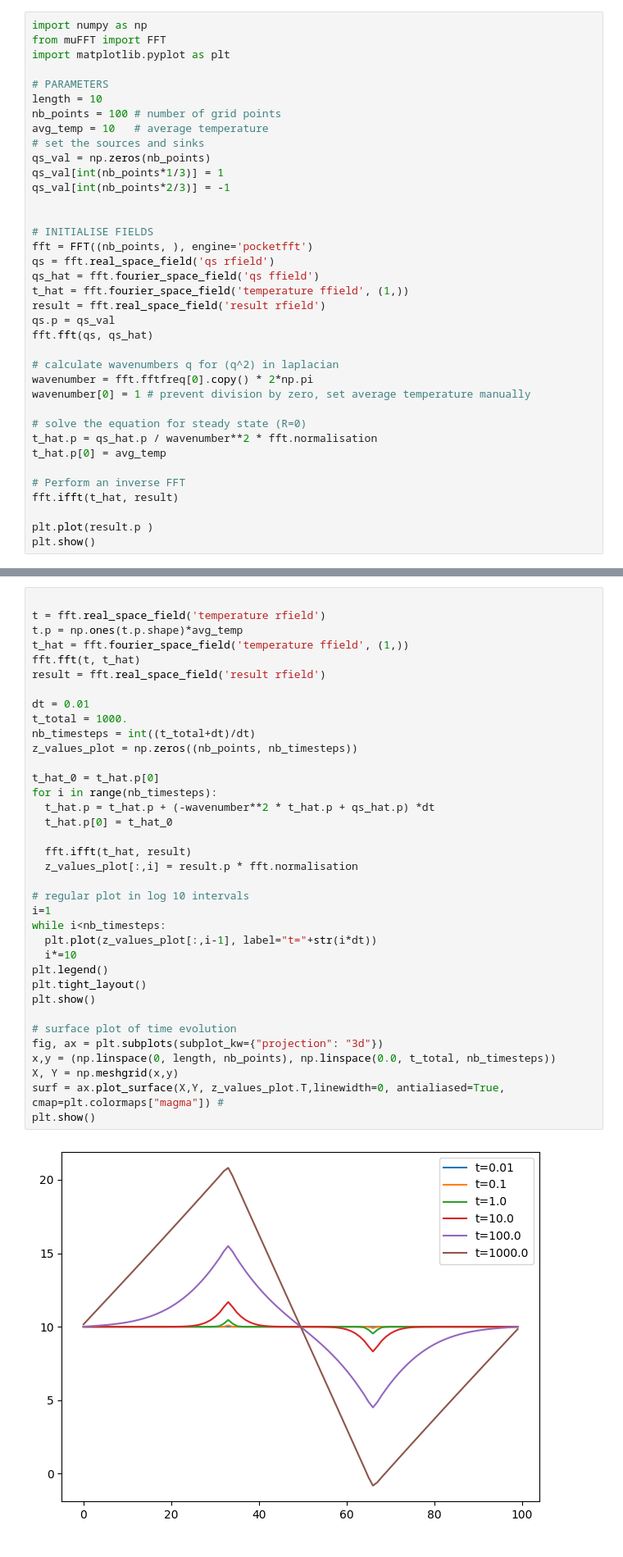
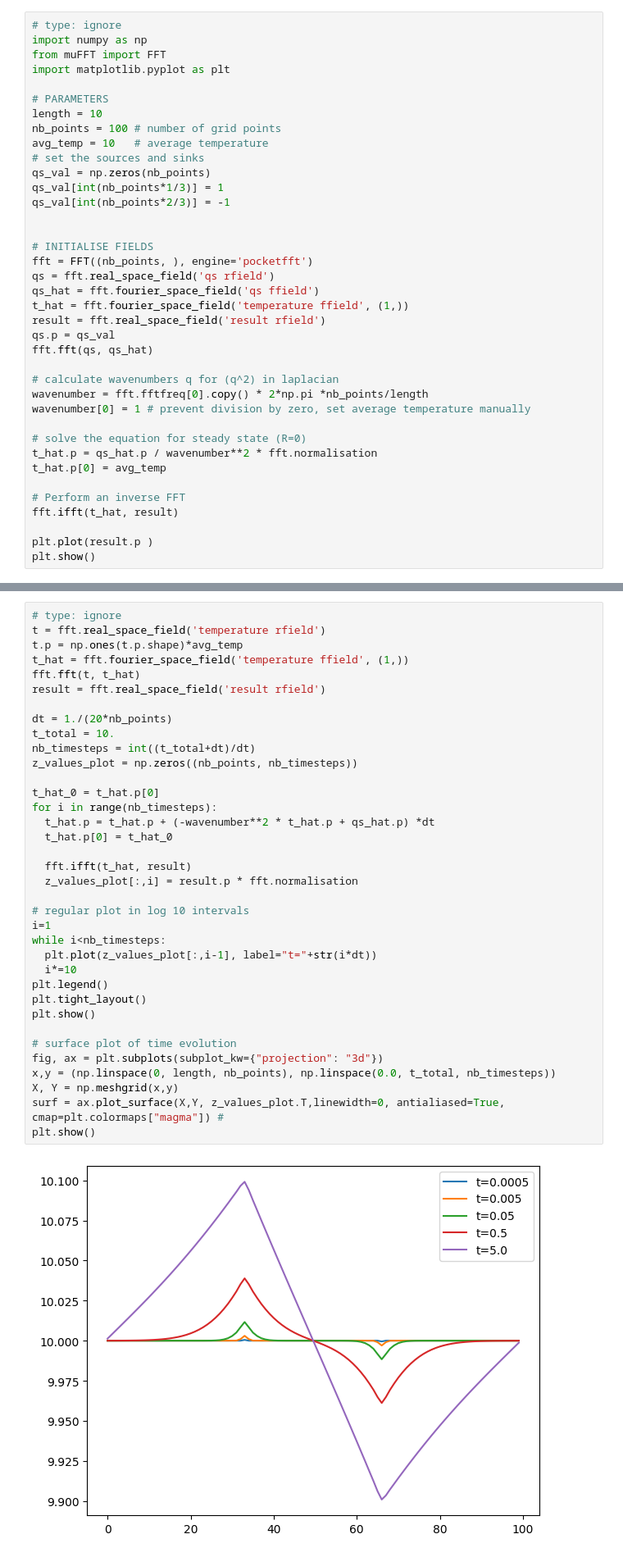
Before and after one commit to JulianKarrer/spectralsimulation, a Jupyter notebook: 03/heat_eq.ipynb, the cells around one changed output, grey strips where cells are left out. Shown at 82% size. Cells and saved outputs as stored; diff of their text form.

```diff
--- a/03/heat_eq.ipynb
+++ b/03/heat_eq.ipynb
@@ -1,4 +1,5 @@
 # %%
+# type: ignore
 import numpy as np
 from muFFT import FFT
 import matplotlib.pyplot as plt
@@ -23,7 +24,7 @@ qs.p = qs_val
 fft.fft(qs, qs_hat)
 
 # calculate wavenumbers q for (q^2) in laplacian
-wavenumber = fft.fftfreq[0].copy() * 2*np.pi
+wavenumber = fft.fftfreq[0].copy() * 2*np.pi *nb_points/length
 wavenumber[0] = 1 # prevent division by zero, set average temperature manually
 
 # solve the equation for steady state (R=0)
@@ -40,38 +41,38 @@ plt.show()
 # %%
-
+# type: ignore
 t = fft.real_space_field('temperature rfield')
 t.p = np.ones(t.p.shape)*avg_temp
 t_hat = fft.fourier_space_field('temperature ffield', (1,))
 fft.fft(t, t_hat)
 result = fft.real_space_field('result rfield')
 
-dt = 0.01
-t_total = 1000.
+dt = 1./(20*nb_points)
+t_total = 10.
 nb_timesteps = int((t_total+dt)/dt)
 z_values_plot = np.zeros((nb_points, nb_timesteps))
 
 t_hat_0 = t_hat.p[0]
 for i in range(nb_timesteps):
   t_hat.p = t_hat.p + (-wavenumber**2 * t_hat.p + qs_hat.p) *dt
   t_hat.p[0] = t_hat_0
 
   fft.ifft(t_hat, result)
   z_values_plot[:,i] = result.p * fft.normalisation
 
 # regular plot in log 10 intervals
 i=1
 while i<nb_timesteps:
   plt.plot(z_values_plot[:,i-1], label="t="+str(i*dt))
   i*=10
 plt.legend()
 plt.tight_layout()
 plt.show()
 
 # surface plot of time evolution
 fig, ax = plt.subplots(subplot_kw={"projection": "3d"})
 x,y = (np.linspace(0, length, nb_points), np.linspace(0.0, t_total, nb_timesteps))
 X, Y = np.meshgrid(x,y)
 surf = ax.plot_surface(X,Y, z_values_plot.T,linewidth=0, antialiased=True, cmap=plt.colormaps["magma"]) #
 plt.show()
 # %% [output]
-[figure, old version]
+[figure, new version]
```
Also changed, not shown: parts of 2 cells of this notebook, 6 other files.
